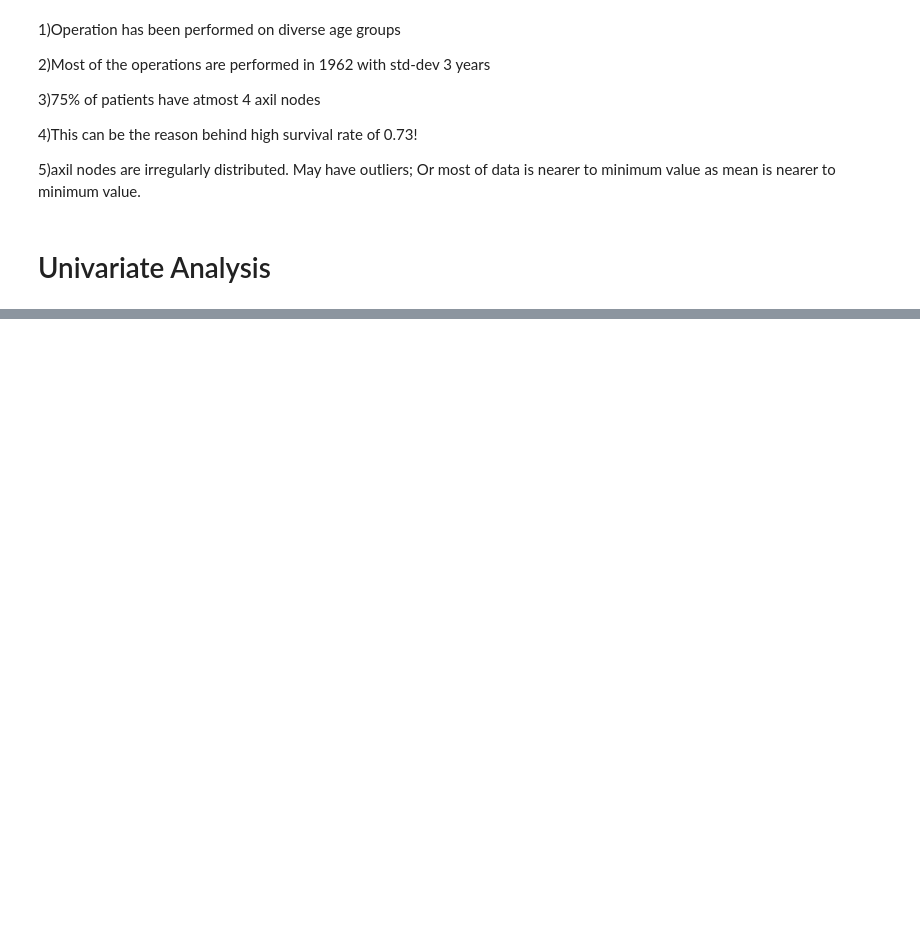
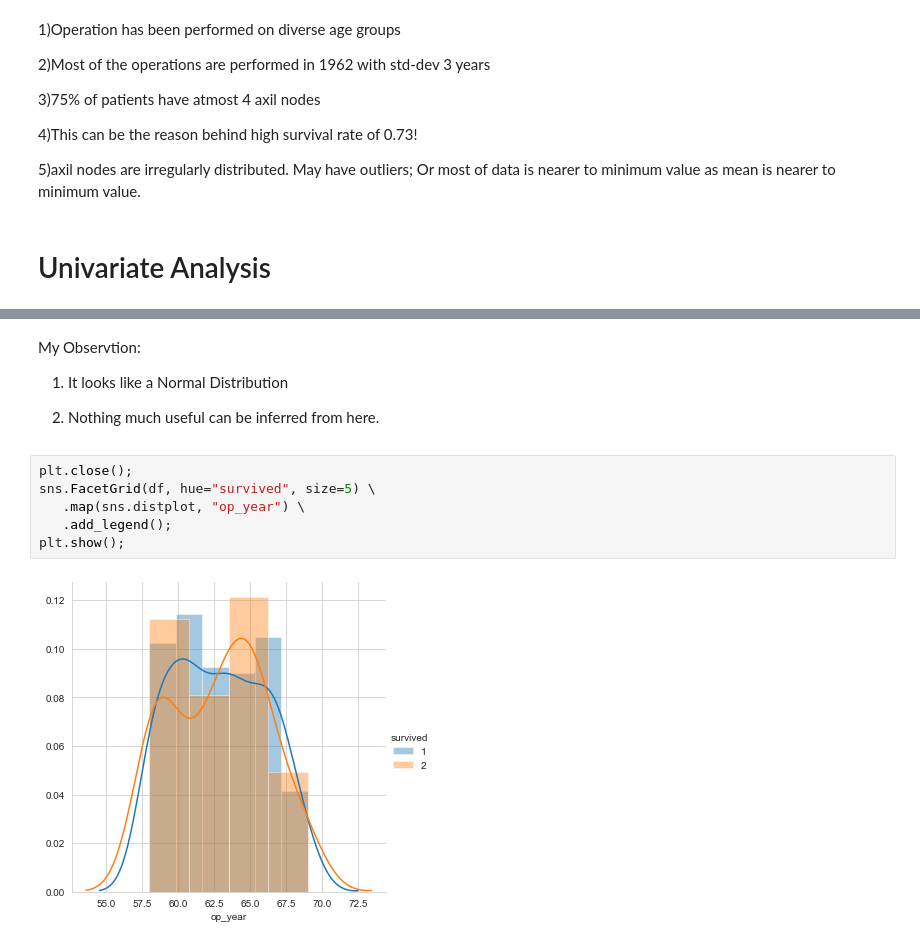
Before and after one commit to PritomDas/-survival-chances-of-patients-who-had-undergone-breast-surgery-for-a-period-of-5-years, a Jupyter notebook: Untitled.ipynb, the cells around one changed output, grey strips where cells are left out. Cells and saved outputs as stored; diff of their text form; blank space fills up the shorter version.

```diff
--- a/Untitled.ipynb
+++ b/Untitled.ipynb
@@ -119,0 +131,14 @@ plt.show()
+# %% [markdown]
+My Observtion:
+
+1) It looks like a Normal Distribution
+
+2) Nothing much useful can be inferred from here.
+# %%
+plt.close();
+sns.FacetGrid(df, hue="survived", size=5) \
+   .map(sns.distplot, "op_year") \
+   .add_legend();
+plt.show();
+# %% [output]
+[figure, added]
```
Also changed, not shown: parts of 8 cells of this notebook.
